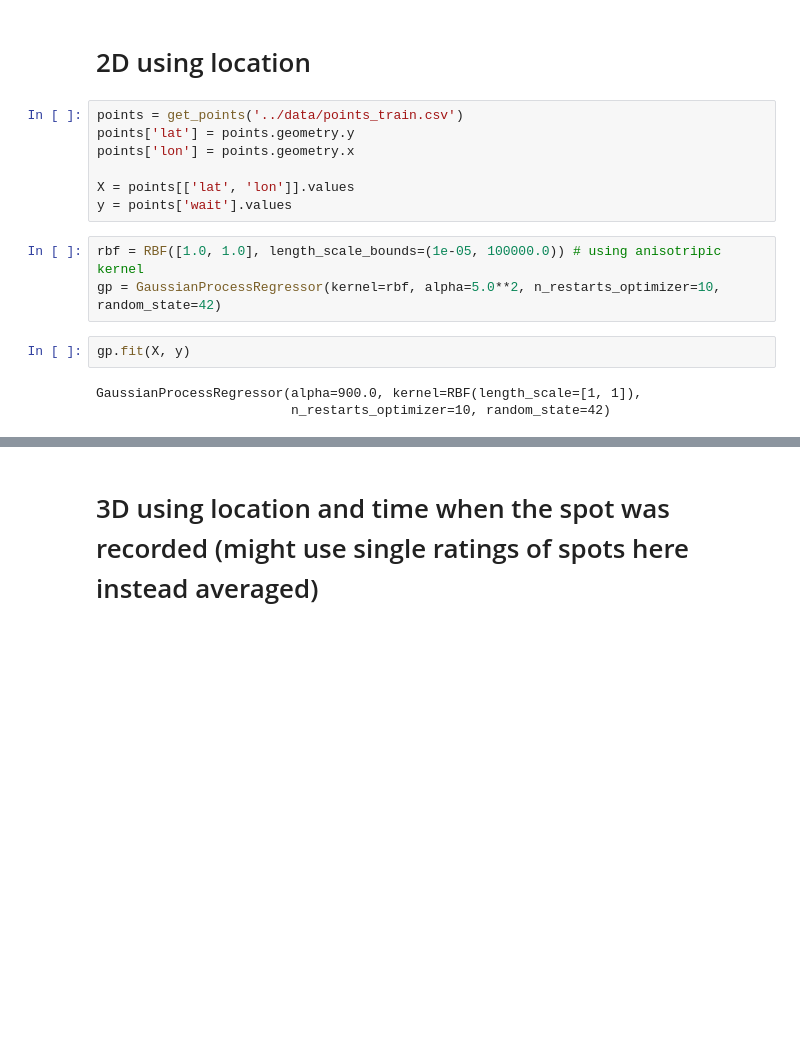
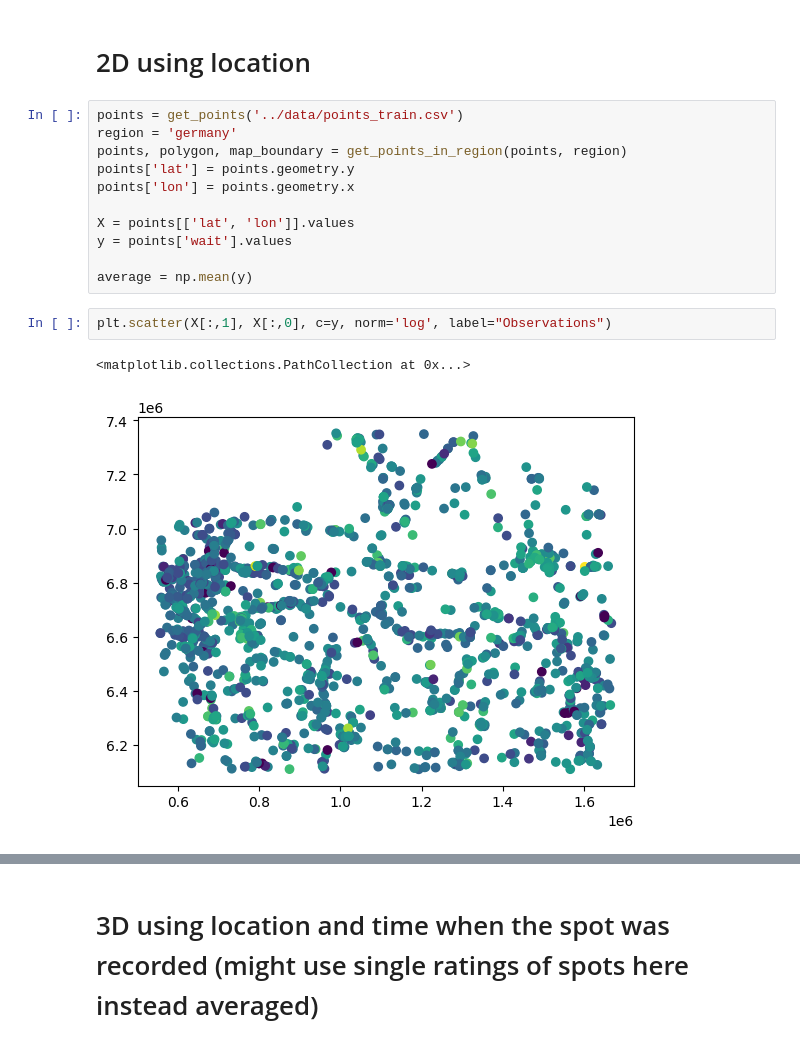
Before and after one commit to Hitchwiki/hitchmap-data, a Jupyter notebook: visualization/predictors/gaussian_process.ipynb, the cells around one changed output, grey strips where cells are left out. Saved outputs shown, nothing was run; the diff lists cells and outputs as text; blank space fills up the shorter version.

```diff
--- a/visualization/predictors/gaussian_process.ipynb
+++ b/visualization/predictors/gaussian_process.ipynb
@@ -198,16 +190,17 @@ NameError: name 'stop' is not defined
 # 2D using location
 # %%
 points = get_points('../data/points_train.csv')
+region = 'germany'
+points, polygon, map_boundary = get_points_in_region(points, region)
 points['lat'] = points.geometry.y
 points['lon'] = points.geometry.x
 
 X = points[['lat', 'lon']].values
 y = points['wait'].values
+
+average = np.mean(y)
-# %%
-rbf = RBF([1.0, 1.0], length_scale_bounds=(1e-05, 100000.0)) # using anisotripic kernel
-gp = GaussianProcessRegressor(kernel=rbf, alpha=5.0**2, n_restarts_optimizer=10, random_state=42)
-# %%
-gp.fit(X, y)
-# %% [output]
-GaussianProcessRegressor(alpha=900.0, kernel=RBF(length_scale=[1, 1]),
-                         n_restarts_optimizer=10, random_state=42)
+# %%
+plt.scatter(X[:,1], X[:,0], c=y, norm='log', label="Observations")
+# %% [output]
+<matplotlib.collections.PathCollection at 0x...>
+[figure, added]
```
Also changed, not shown: parts of 20 cells of this notebook, 3 other files.
